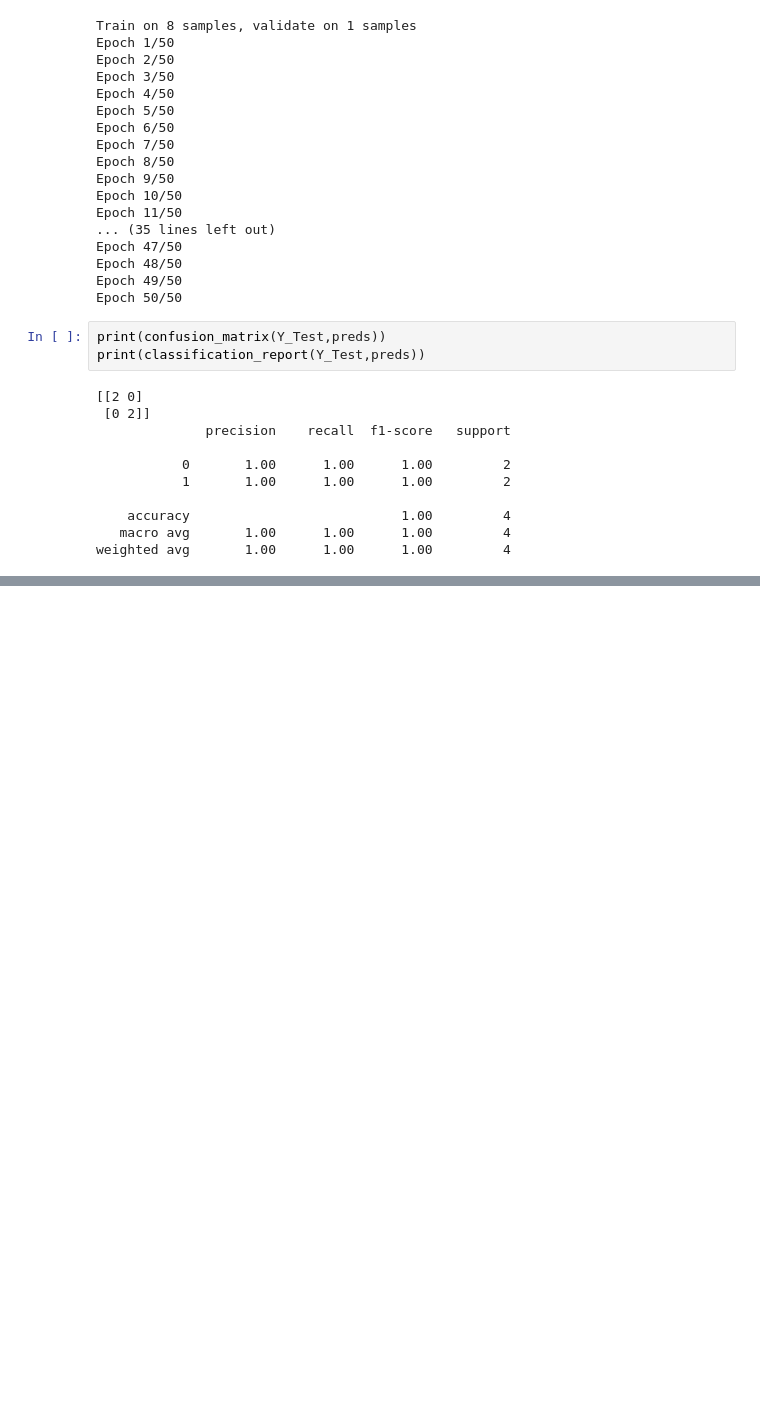
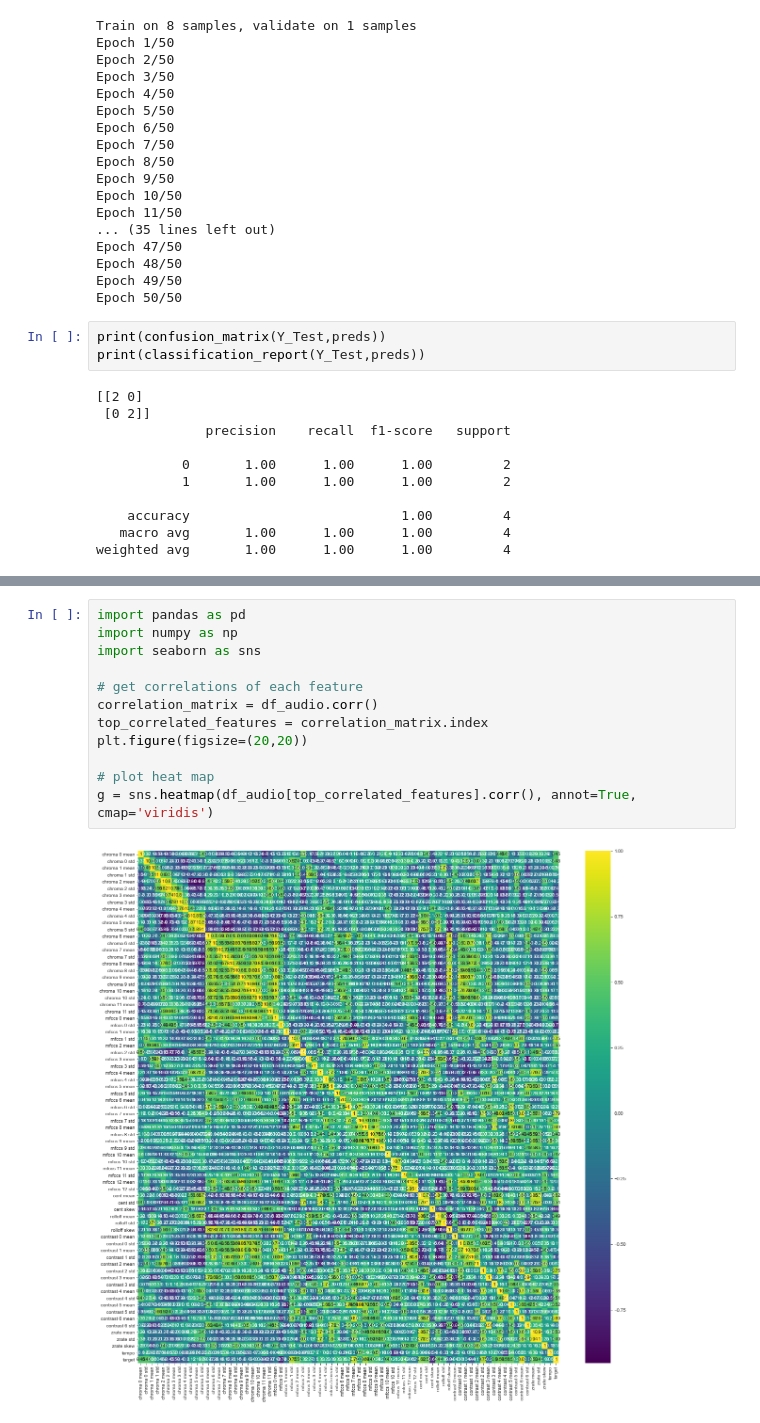
Before and after one commit to mohankrishna12/audio-feature-extraction, a Jupyter notebook: audio-ml-extraction.ipynb, the cells around one changed output, grey strips where cells are left out. Cells and saved outputs as stored; diff of their text form; blank space fills up the shorter version.

```diff
--- a/audio-ml-extraction.ipynb
+++ b/audio-ml-extraction.ipynb
@@ -1013,0 +1108,14 @@ weighted avg       1.00      1.00      1.00         4
+# %%
+import pandas as pd
+import numpy as np
+import seaborn as sns
+
+# get correlations of each feature
+correlation_matrix = df_audio.corr()
+top_correlated_features = correlation_matrix.index
+plt.figure(figsize=(20,20))
+
+# plot heat map
+g = sns.heatmap(df_audio[top_correlated_features].corr(), annot=True, cmap='viridis')
+# %% [output]
+[figure, added]
```
Also changed, not shown: parts of 26 cells of this notebook, 1 other file.
